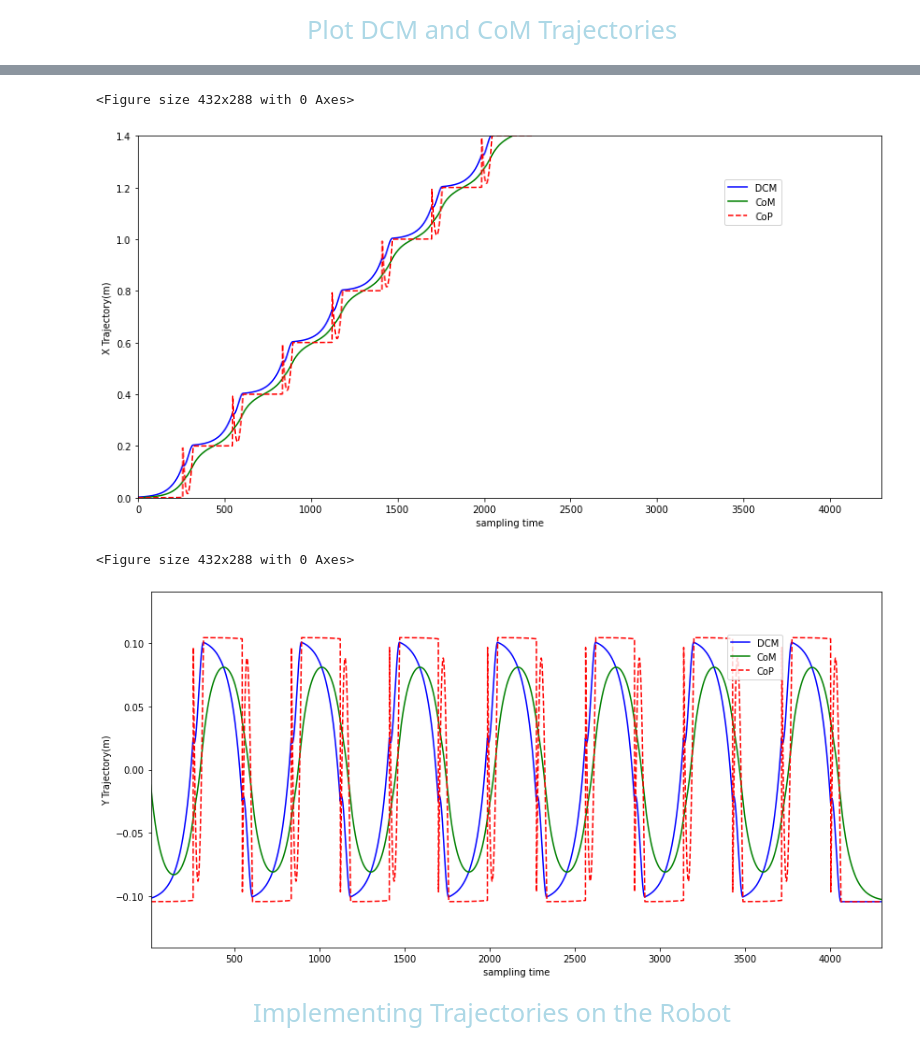
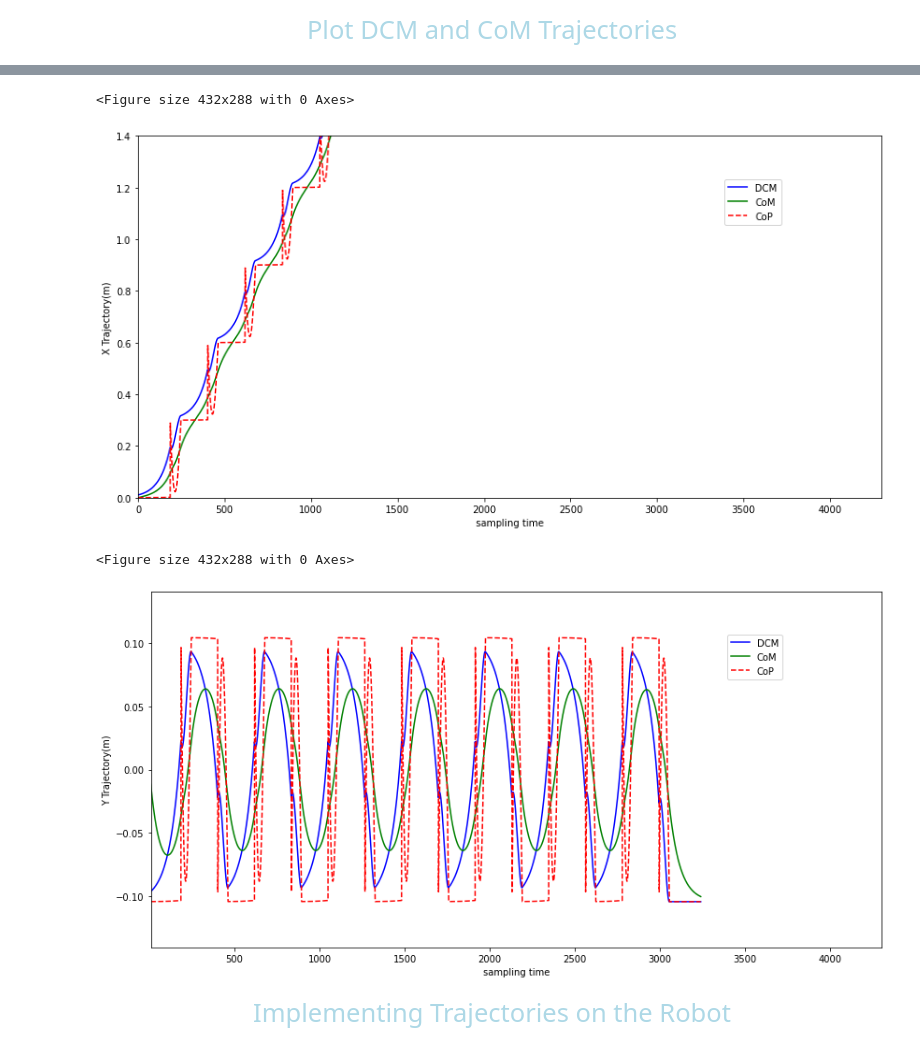
Before and after one commit to RenardDesNeiges/legged_dcm_project, a Jupyter notebook: code/DCM--walking-Atlas.ipynb, the cells around one changed output, grey strips where cells are left out. Saved outputs shown, nothing was run; the diff lists cells and outputs as text; code cells hidden in the pictures.

```diff
--- a/code/DCM--walking-Atlas.ipynb
+++ b/code/DCM--walking-Atlas.ipynb
@@ -37,15 +32,20 @@ pybullet.setRealTimeSimulation(0)
 # %% [markdown]
 <div style="text-align:center"><span style="color:lightblue; font-family:helvetica; font-size:1.7em;">Planning Feet Trajectories</span></div>
 # %%
+
+
+stepDuration =  0.9000000000000001 #We select 1.2 second as step duration(step duration=SS+DS)
+stepLength = 0.3 #longitudinal distance between two sequential feet stepLength=stepStride/2,
+
 #In this part we will specify the steps position and duration and we will implement foot trajectory generation
 doubleSupportDuration = 0.25 #We select 0.25 second as DS duration
-stepDuration = 1.2 #We select 1.2 second as step duration(step duration=SS+DS)
+
 pelvisHeight= 0.7 #Constant pelvis(CoM) height during walking
 maximumFootHeight = 0.07 #The maximum height of swing foot during each step
 
 FootPlanner = FootTrajectoryGenerator(stepDuration, doubleSupportDuration, maximumFootHeight) #We create an object of foot FootTrajectoryGenerator Class
 stepWidth=0.12 #=lateralDistanceOfFeet/2
-stepLength=0.2 #longitudinal distance between two sequential feet stepLength=stepStride/2,
+
 numberOfFootPrints=17
 FootPrints=np.empty((numberOfFootPrints, 3))
 
@@ -224,7 +224,7 @@ In the above figure, the green line is a preliminary DCM trajectory based only o
 # %% [markdown]
 <div style="text-align:center"><span style="color:lightblue; font-family:helvetica; font-size:1.7em;">Implementation of Planning DCM and CoM Trajectories</span></div>
 # %%
-CoPOffset=np.array([0.03,0.00]) #Offset between CoP and footprint position(Ankle position)
+CoPOffset=np.array([0,0.016]) #Offset between CoP and footprint position(Ankle position)
 
 DCMPlanner = DCMTrajectoryGenerator(pelvisHeight, stepDuration, doubleSupportDuration)#We create an object of foot DCMTrajectoryGenerator Class
 
@@ -280,7 +280,7 @@ for i in range(0,np.size(DCMPlanner.footPrints,0)):
     rect = plt.Rectangle((DCMPlanner.footPrints[i,0]-footLength/2, DCMPlanner.footPrints[i,1]-footWidth/2),footLength, footWidth,
            facecolor="pink", alpha=0.4)
     ax4.add_patch(rect)
-ax4.set(xlim=(-0.2, 1.5), ylim=(-0.4, 0.4))
+ax4.set(xlim=(-0.2, 3), ylim=(-0.4, 0.4))
 ax4.scatter(DCMPlanner.CoP[:,0],DCMPlanner.CoP[:,1],c='red',label="CoP")
 ax4.set_xlabel('X(m)')
 ax4.set_ylabel('Y(m)')
@@ -318,7 +318,7 @@ plt.show()
 <Figure size 432x288 with 0 Axes>
-[figure, old version]
+[figure, new version]
 <Figure size 432x288 with 0 Axes>
-[figure, old version]
+[figure, new version]
 # %% [markdown]
 <div style="text-align:center"><span style="color:lightblue; font-family:helvetica; font-size:1.7em;">Implementing Trajectories on the Robot</span></div>
 # %%
```
Also changed, not shown: parts of 7 cells of this notebook, 9 other files.
